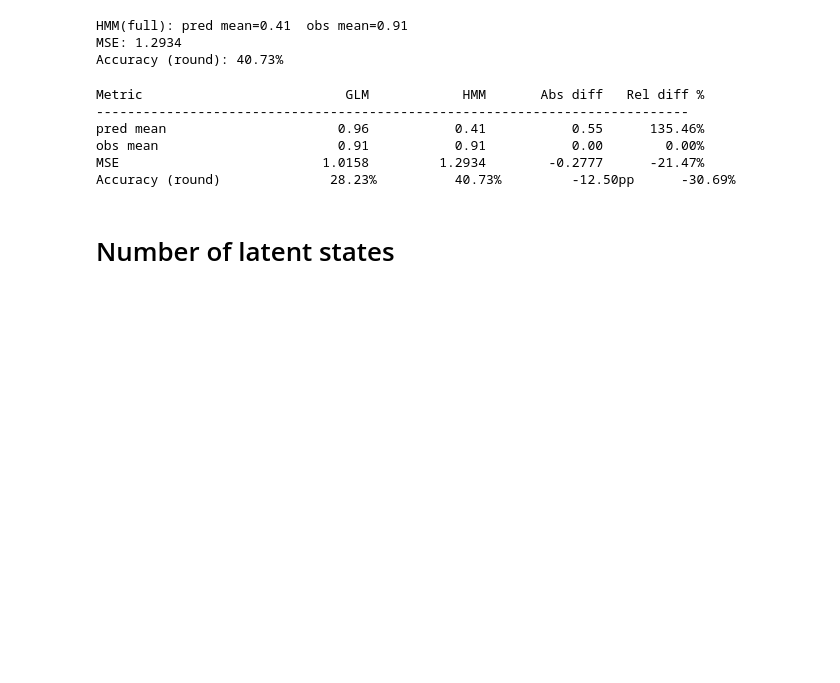
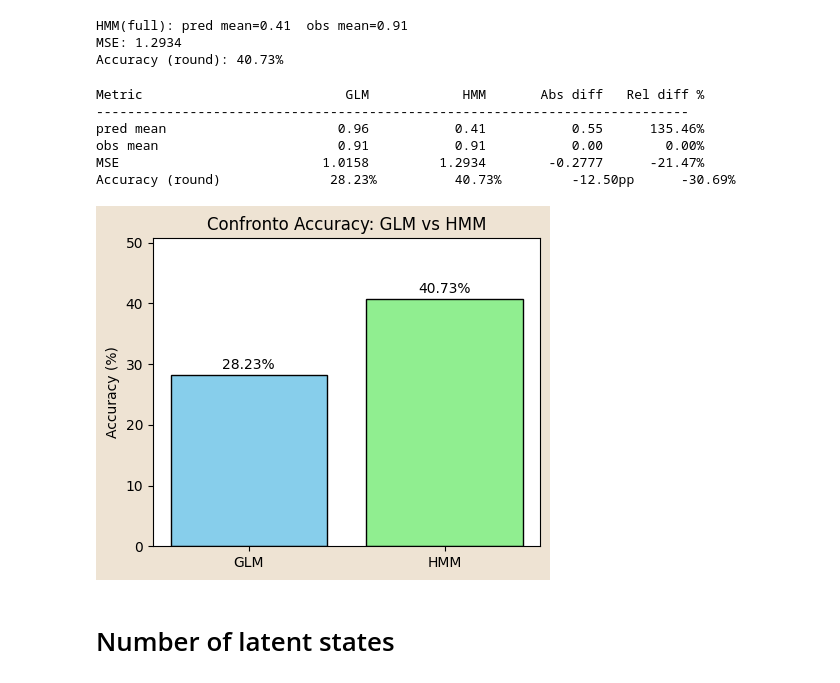
Before and after one commit to erikdeluca/Blood-Donors, a Jupyter notebook: notebooks/Bayesian HMM GLM.ipynb, the cells around one changed output. Saved outputs shown, nothing was run; the diff lists cells and outputs as text; code cells hidden in the pictures; blank space fills up the shorter version.

```diff
--- a/notebooks/Bayesian HMM GLM.ipynb
+++ b/notebooks/Bayesian HMM GLM.ipynb
@@ -1545,6 +1525,40 @@ pred mean                      0.96           0.41           0.55      135.46%
 obs mean                       0.91           0.91           0.00        0.00%
 MSE                          1.0158         1.2934        -0.2777      -21.47%
 Accuracy (round)              28.23%          40.73%         -12.50pp      -30.69%
+# %%
+def plot_accuracy(glm_acc, hmm_acc):
+    """
+    Plotta le accuracy di GLM e HMM.
+
+    Args:
+        glm_acc (float): Accuracy del GLM (in percento o frazione).
+        hmm_acc (float): Accuracy dell'HMM (in percento o frazione).
+    """
+    # Se i valori sono frazioni (0-1), li porto in percento
+    if glm_acc <= 1 and hmm_acc <= 1:
+        glm_acc *= 100
+        hmm_acc *= 100
+
+    methods = ["GLM", "HMM"]
+    values = [glm_acc, hmm_acc]
+
+    plt.figure(figsize=(5,4))
+    bars = plt.bar(methods, values, color=["skyblue", "lightgreen"], edgecolor="black")
+
+    # Aggiungo etichette sopra le barre
+    for bar, val in zip(bars, values):
+        plt.text(bar.get_x() + bar.get_width()/2, val + 0.5, f"{val:.2f}%",
+                 ha="center", va="bottom", fontsize=10)
+
+    plt.ylabel("Accuracy (%)")
+    plt.title("Confronto Accuracy: GLM vs HMM")
+    plt.ylim(0, max(values) + 10)
+    plt.show()
+
+#plot_accuracy(metrics_glm["Accuracy (round)"], metrics_hmm["Accuracy (round)"])
+plot_accuracy(28.23, 40.73)  # esempio con valori fittizi
+# %% [output]
+[figure, added]
 # %% [markdown]
 # Number of latent states
 # %%
```
Also changed, not shown: parts of 7 cells of this notebook, 16 other files.
